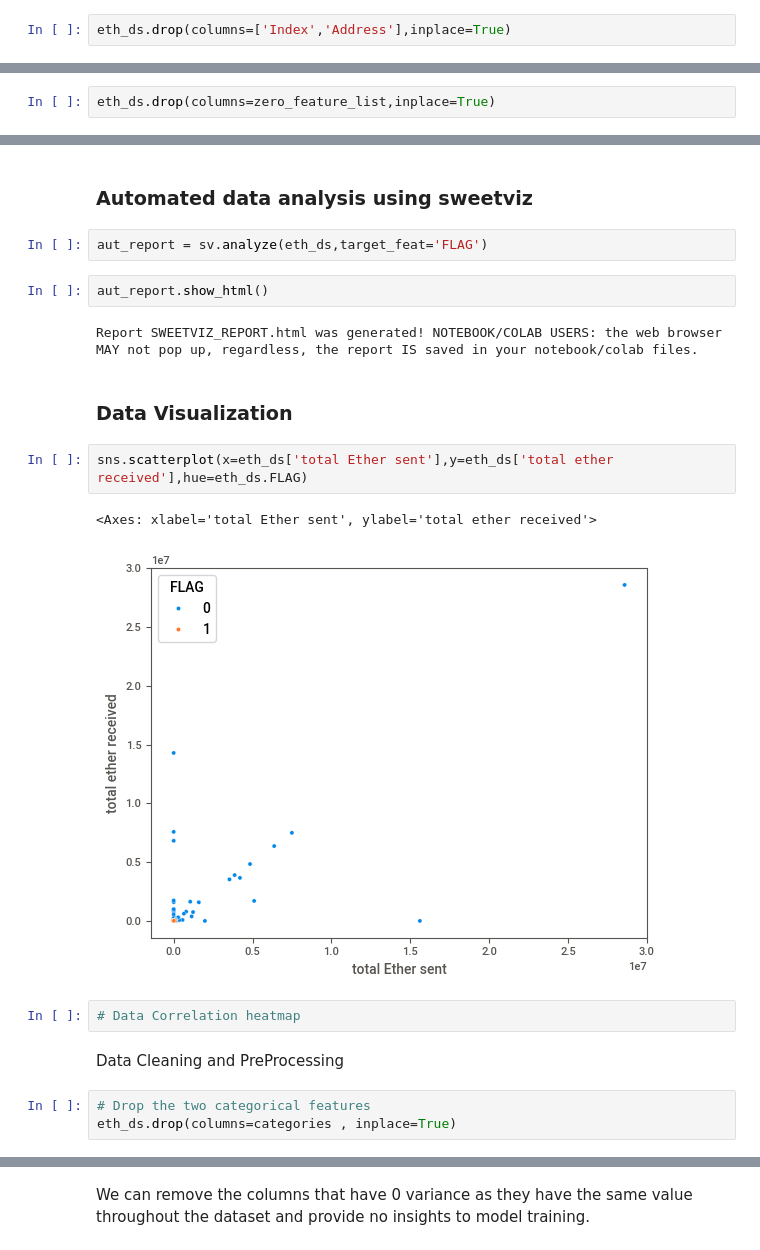
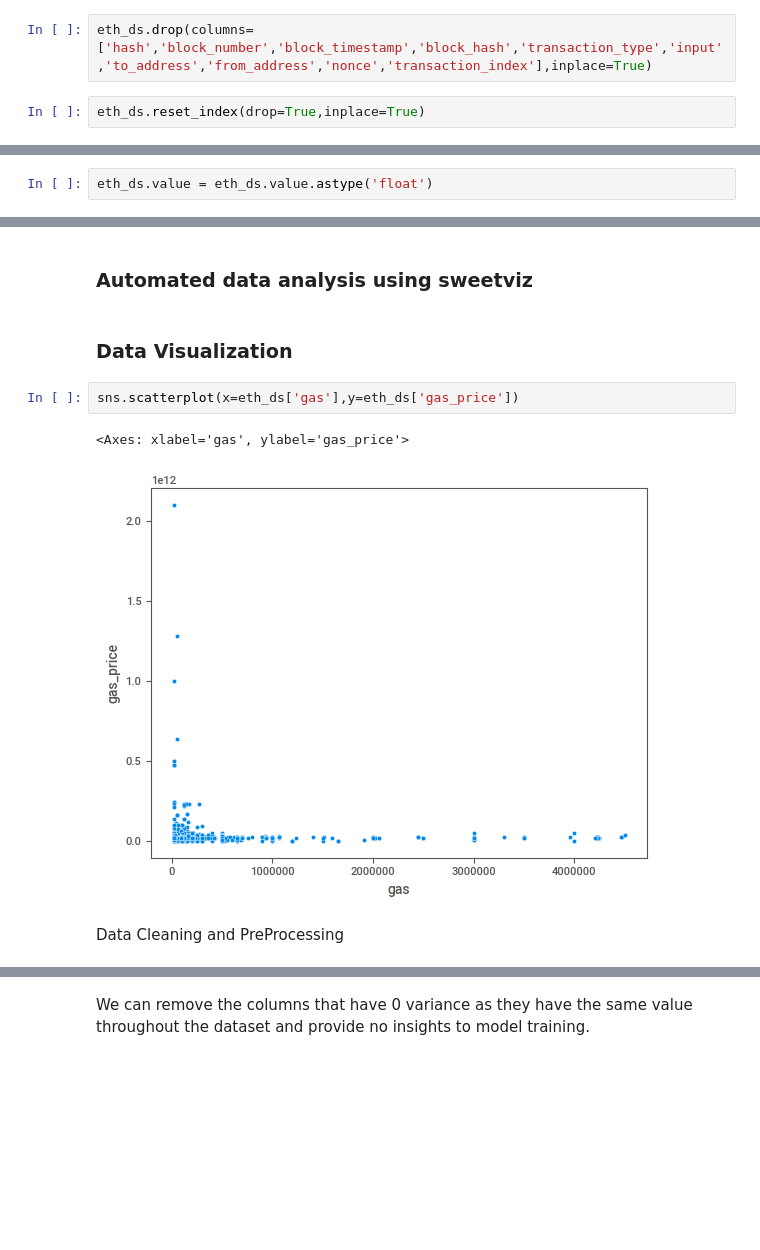
Before and after one commit to krypc-sharath2/EthAI, a Jupyter notebook: EthereumFraud.ipynb, the cells around one changed output, grey strips where cells are left out. Drawn from its saved outputs; the diff is of its cells as text; blank space fills up the shorter version.

```diff
--- a/EthereumFraud.ipynb
+++ b/EthereumFraud.ipynb
@@ -125,4 +129,6 @@ memory usage: 3.8+ MB
 # %% [markdown]
 Dropping redundant and useless columns.
+# %%
+eth_ds.drop(columns=['hash','block_number','block_timestamp','block_hash','transaction_type','input','to_address','from_address','nonce','transaction_index'],inplace=True)
 # %%
-eth_ds.drop(columns=['Index','Address'],inplace=True)
+eth_ds.reset_index(drop=True,inplace=True)
@@ -146,0 +135,2 @@ eth_ds[categories]
+# %%
+eth_ds.value = eth_ds.value.astype('float')
@@ -193,2 +181,0 @@ These columns can be dropped as they do not provide any insights to the dataset.
-# %%
-eth_ds.drop(columns=zero_feature_list,inplace=True)
@@ -279,22 +182,11 @@ eth_ds[eth_ds[' Total ERC20 tnxs'].notnull()]
 # %% [markdown]
 ### Automated data analysis using sweetviz
-# %%
-aut_report = sv.analyze(eth_ds,target_feat='FLAG')
-# %%
-aut_report.show_html()
-# %% [output]
-Report SWEETVIZ_REPORT.html was generated! NOTEBOOK/COLAB USERS: the web browser MAY not pop up, regardless, the report IS saved in your notebook/colab files.
 # %% [markdown]
 ### Data Visualization
 # %%
-sns.scatterplot(x=eth_ds['total Ether sent'],y=eth_ds['total ether received'],hue=eth_ds.FLAG)
+sns.scatterplot(x=eth_ds['gas'],y=eth_ds['gas_price'])
 # %% [output]
-<Axes: xlabel='total Ether sent', ylabel='total ether received'>
+<Axes: xlabel='gas', ylabel='gas_price'>
-[figure, old version]
+[figure, new version]
-# %%
-# Data Correlation heatmap
 # %% [markdown]
 Data Cleaning and PreProcessing
-# %%
-# Drop the two categorical features
-eth_ds.drop(columns=categories , inplace=True)
```
Also changed, not shown: parts of 53 cells of this notebook, 3 other files.
